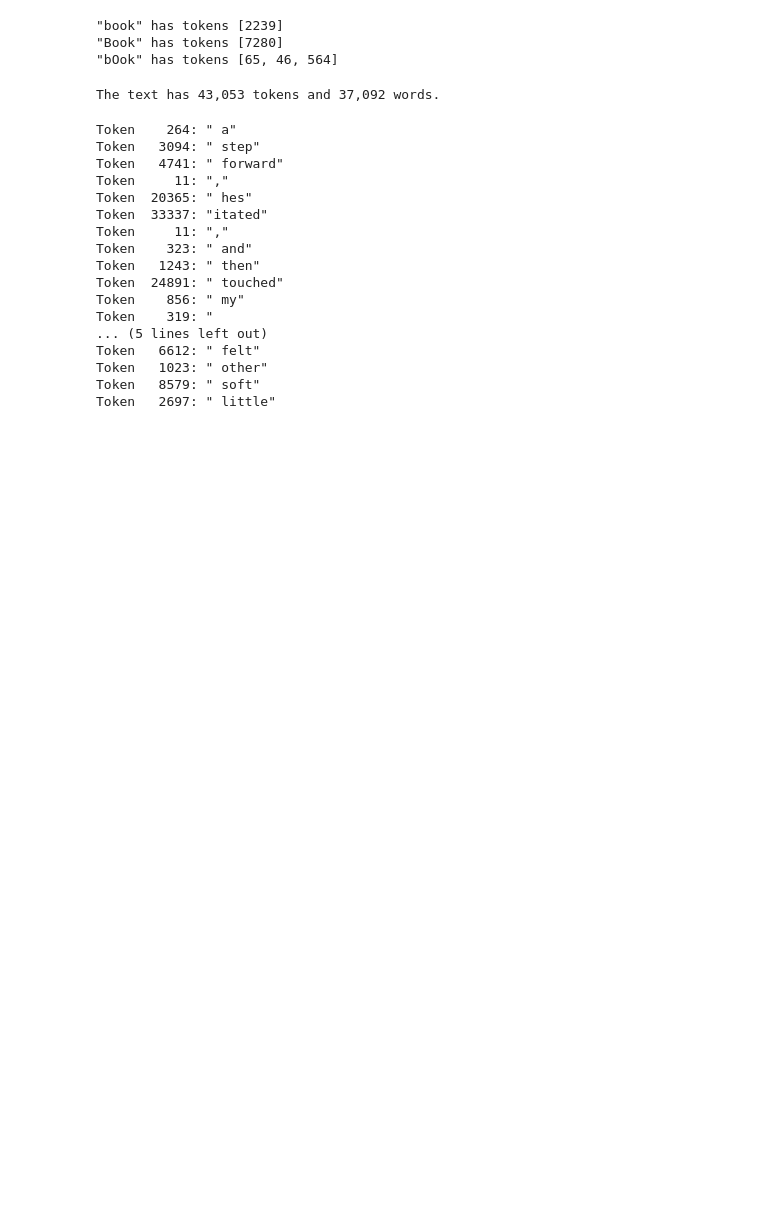
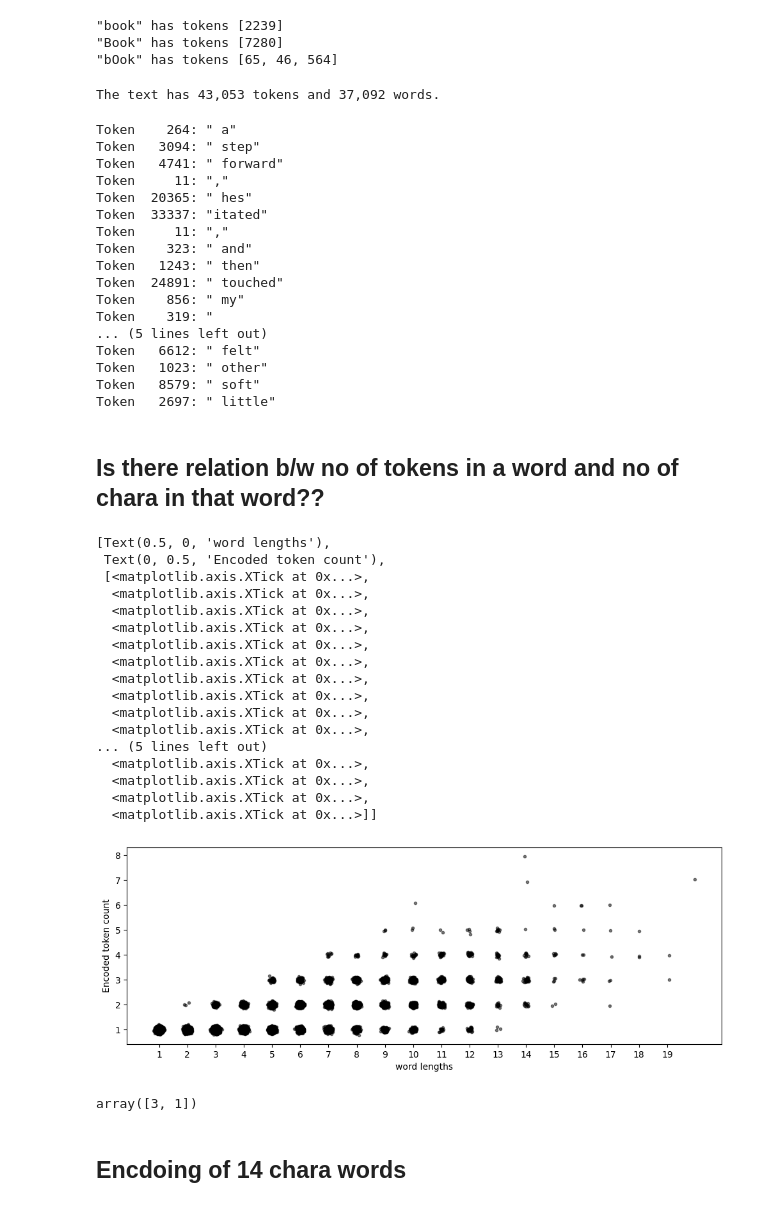
Before and after one commit to raeez21/NLP_Basics, a Jupyter notebook: text2num_GPT4tokenizer.ipynb, the cells around one changed output. Cells and saved outputs as stored; diff of their text form; code cells hidden in the pictures; blank space fills up the shorter version.

```diff
--- a/text2num_GPT4tokenizer.ipynb
+++ b/text2num_GPT4tokenizer.ipynb
@@ -270,3 +270,43 @@ Token   6612: " felt"
 Token   1023: " other"
 Token   8579: " soft"
 Token   2697: " little"
+# %% [markdown]
+## Is there relation b/w no of tokens in a word and no of chara in that word??
+# %%
+tokenCount = np.zeros((len(words),2),dtype=int)
+for idx, w in enumerate(words):
+    tokenCount[idx,0]= len(w) #first col is length of word
+    tokenCount[idx,1]= len(tokenizer.encode(w)) #second  col is number of tokens
+# %%
+plt.figure(figsize=(12,4))
+
+offsetsX = np.random.randn(len(words))/20  #add offsets for showing density of at a particular cordinate
+offsetsY = np.random.randn(len(words))/20
+
+plt.plot(tokenCount[:,0]+offsetsX, tokenCount[:,1]+offsetsY, 'k.',alpha=0.5)
+plt.gca().set(xlabel='word lengths', ylabel='Encoded token count', xticks=np.arange(1, 20))
+# %% [output]
+[Text(0.5, 0, 'word lengths'),
+ Text(0, 0.5, 'Encoded token count'),
+ [<matplotlib.axis.XTick at 0x...>,
+  <matplotlib.axis.XTick at 0x...>,
+  <matplotlib.axis.XTick at 0x...>,
+  <matplotlib.axis.XTick at 0x...>,
+  <matplotlib.axis.XTick at 0x...>,
+  <matplotlib.axis.XTick at 0x...>,
+  <matplotlib.axis.XTick at 0x...>,
+  <matplotlib.axis.XTick at 0x...>,
+  <matplotlib.axis.XTick at 0x...>,
+  <matplotlib.axis.XTick at 0x...>,
+... (5 lines left out)
+  <matplotlib.axis.XTick at 0x...>,
+  <matplotlib.axis.XTick at 0x...>,
+  <matplotlib.axis.XTick at 0x...>,
+  <matplotlib.axis.XTick at 0x...>]]
+[figure, added]
+# %%
+tokenCount[0]
+# %% [output]
+array([3, 1])
+# %% [markdown]
+## Encdoing of 14 chara words
```
Also changed, not shown: parts of 13 cells of this notebook.
